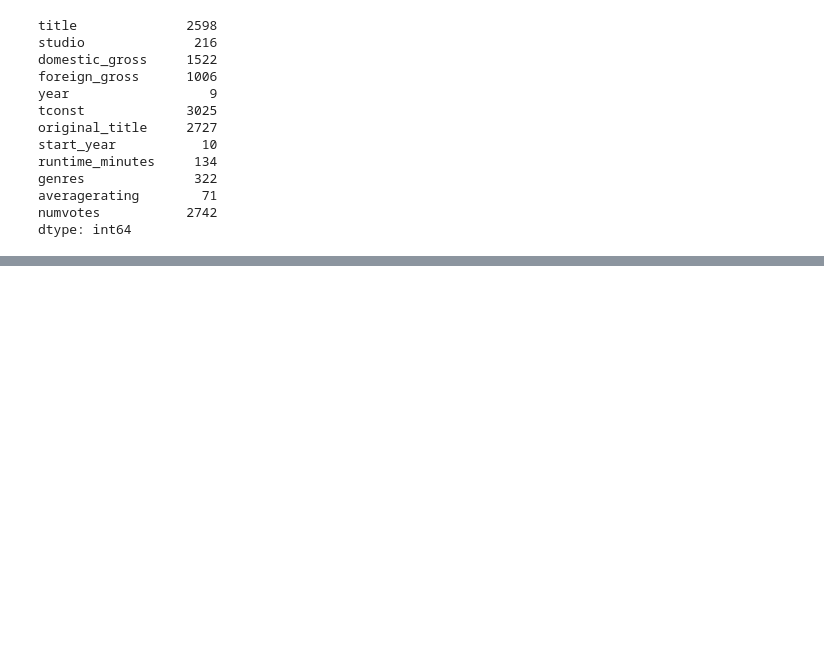
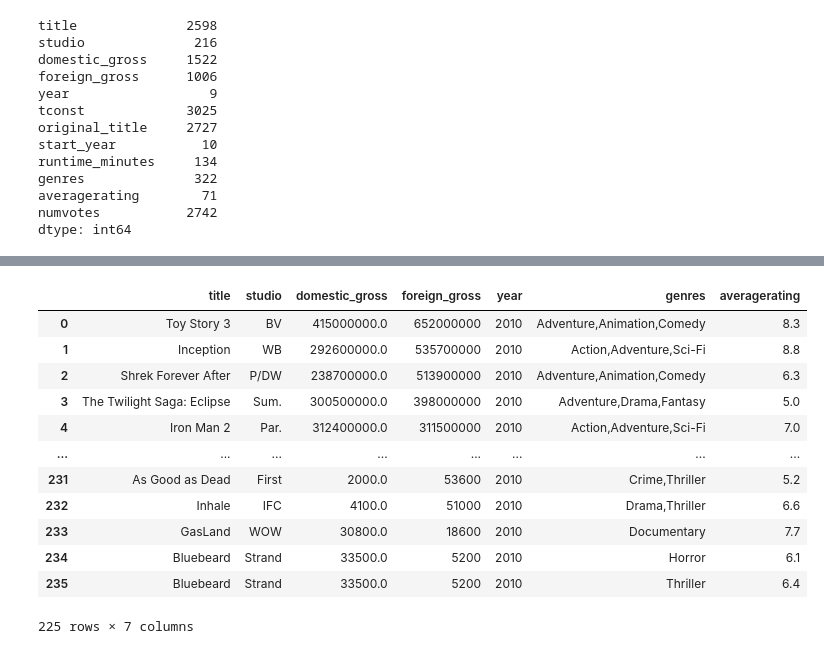
Before and after one commit to justinweible/movie_analysis_for_microsoft, a Jupyter notebook: Workbook (Cleaning).ipynb, the cells around one changed output, grey strips where cells are left out. Cells and saved outputs as stored; diff of their text form; code cells hidden in the pictures; blank space fills up the shorter version.

```diff
--- a/Workbook (Cleaning).ipynb
+++ b/Workbook (Cleaning).ipynb
@@ -130,0 +176,4 @@ movie_titles.head(20)
+# %%
+is2010 = movie_titles['year'] == 2010
+# %%
+movie_titles_2010 = movie_titles[is2010]
@@ -130,0 +255,16 @@ movie_titles.head(20)
+# %%
+movie_titles_2010
+# %% [output]
+|  | title | studio | domestic_gross | foreign_gross | year | genres | averagerating |
+| 0 | Toy Story 3 | BV | 415000000.0 | 652000000 | 2010 | Adventure,Animation,Comedy | 8.3 |
+| 1 | Inception | WB | 292600000.0 | 535700000 | 2010 | Action,Adventure,Sci-Fi | 8.8 |
+| 2 | Shrek Forever After | P/DW | 238700000.0 | 513900000 | 2010 | Adventure,Animation,Comedy | 6.3 |
+| 3 | The Twilight Saga: Eclipse | Sum. | 300500000.0 | 398000000 | 2010 | Adventure,Drama,Fantasy | 5.0 |
+| 4 | Iron Man 2 | Par. | 312400000.0 | 311500000 | 2010 | Action,Adventure,Sci-Fi | 7.0 |
+| ... | ... | ... | ... | ... | ... | ... | ... |
+| 231 | As Good as Dead | First | 2000.0 | 53600 | 2010 | Crime,Thriller | 5.2 |
+| 232 | Inhale | IFC | 4100.0 | 51000 | 2010 | Drama,Thriller | 6.6 |
+| 233 | GasLand | WOW | 30800.0 | 18600 | 2010 | Documentary | 7.7 |
+| 234 | Bluebeard | Strand | 33500.0 | 5200 | 2010 | Horror | 6.1 |
+| 235 | Bluebeard | Strand | 33500.0 | 5200 | 2010 | Thriller | 6.4 |
+225 rows × 7 columns
```
Also changed, not shown: parts of 20 cells of this notebook.
